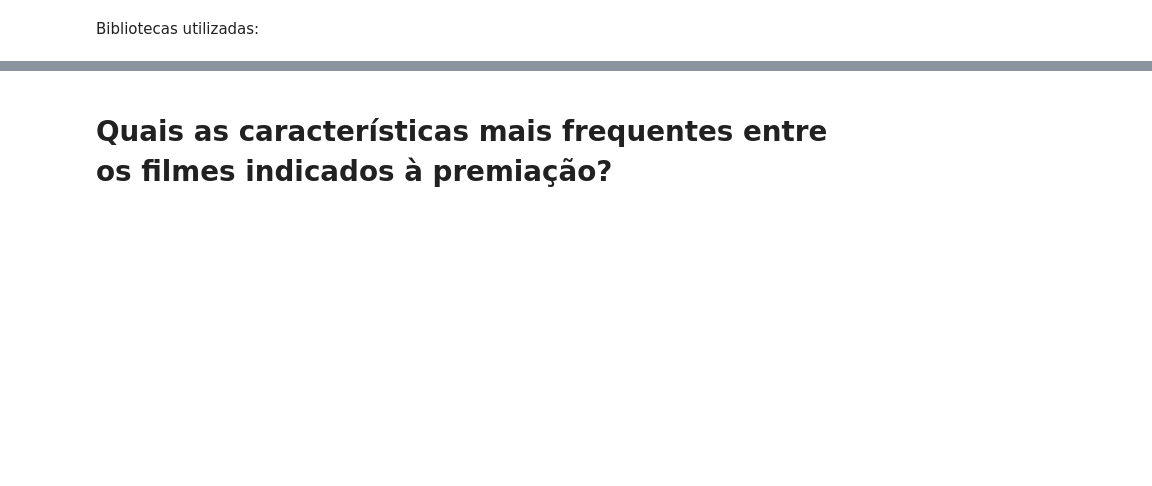
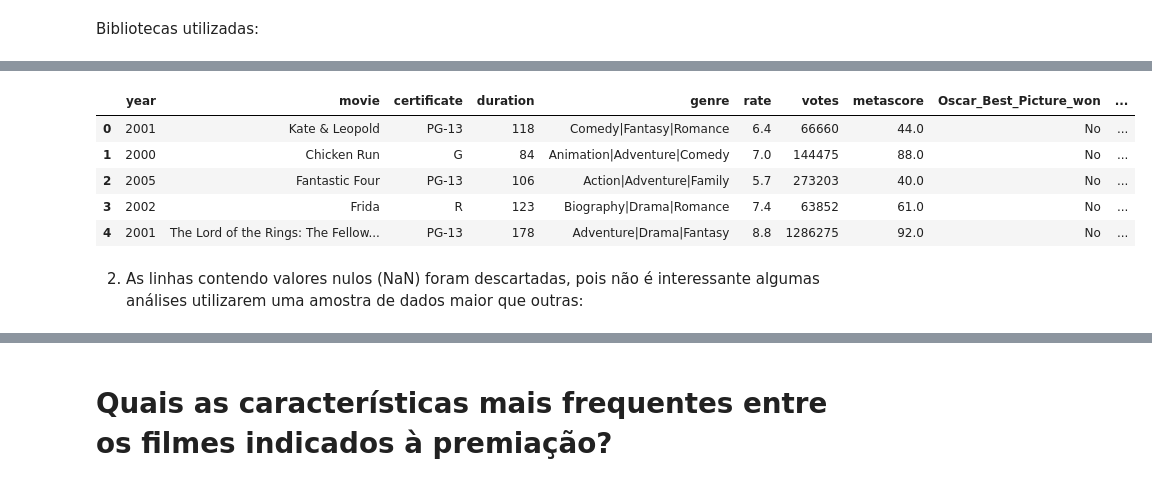
Before and after one commit to Jayvolv/Projeto-ICD, a Jupyter notebook: Projeto_FInal_ICD.ipynb, the cells around one changed output, grey strips where cells are left out. Cells and saved outputs as stored; diff of their text form; code cells hidden in the pictures; blank space fills up the shorter version.

```diff
--- a/Projeto_FInal_ICD.ipynb
+++ b/Projeto_FInal_ICD.ipynb
@@ -46,0 +44,5 @@ from sklearn.cluster import KMeans
+# %%
+#Dataframe dos indicados ao Oscar:
+
+oscar = pd.read_csv('BigML_Dataset_5f50a62c2fb31c516d000176.csv')
+oscar.head(1)
@@ -46,0 +69,12 @@ from sklearn.cluster import KMeans
+# %%
+oscar = oscar[['year', 'movie', 'certificate', 'duration', 'genre', 'rate', 'votes', 'metascore', 'Oscar_Best_Picture_won', 'Oscar_Best_Director_won', 'Oscar_Best_Actor_won', 'Oscar_Best_Actress_won']]
+oscar.head()
+# %% [output]
+|  | year | movie | certificate | duration | genre | rate | votes | metascore | Oscar_Best_Picture_won | ... |
+| 0 | 2001 | Kate & Leopold | PG-13 | 118 | Comedy|Fantasy|Romance | 6.4 | 66660 | 44.0 | No | ... |
+| 1 | 2000 | Chicken Run | G | 84 | Animation|Adventure|Comedy | 7.0 | 144475 | 88.0 | No | ... |
+| 2 | 2005 | Fantastic Four | PG-13 | 106 | Action|Adventure|Family | 5.7 | 273203 | 40.0 | No | ... |
+| 3 | 2002 | Frida | R | 123 | Biography|Drama|Romance | 7.4 | 63852 | 61.0 | No | ... |
+| 4 | 2001 | The Lord of the Rings: The Fellow... | PG-13 | 178 | Adventure|Drama|Fantasy | 8.8 | 1286275 | 92.0 | No | ... |
+# %% [markdown]
+2. As linhas contendo valores nulos (NaN) foram descartadas, pois não é interessante algumas análises utilizarem uma amostra de dados maior que outras:
```
Also changed, not shown: parts of 25 cells of this notebook.
